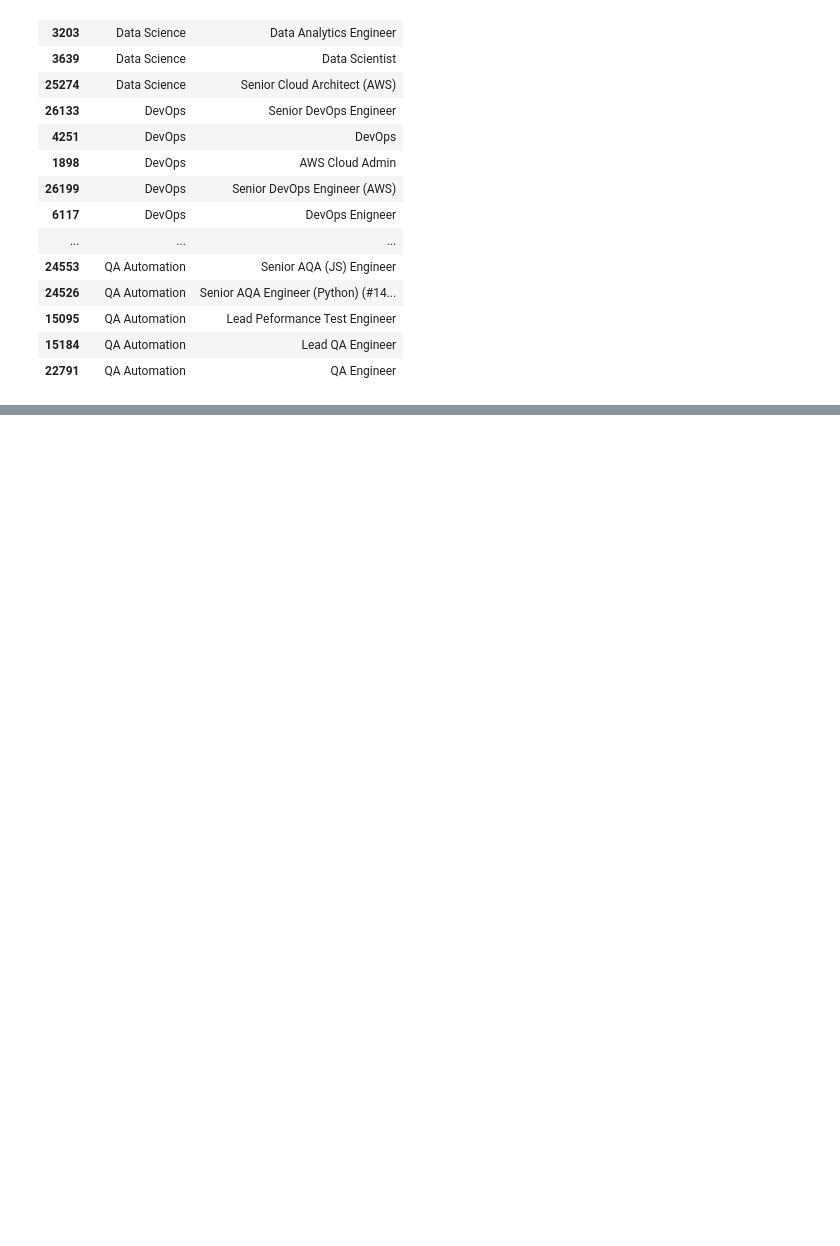
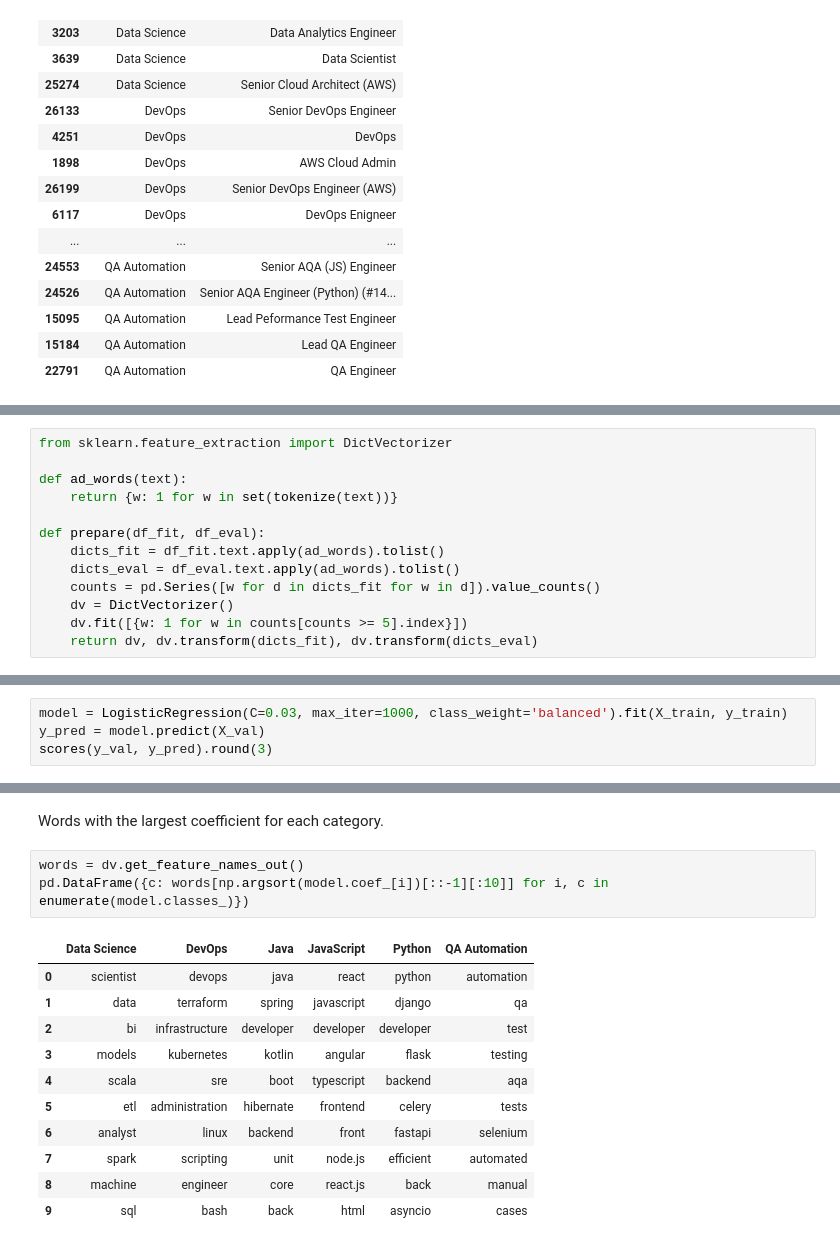
Before and after one commit to HubDev-AI/job-category-classifier, a Jupyter notebook: notebook.ipynb, the cells around one changed output, grey strips where cells are left out. Cells and saved outputs as stored; diff of their text form; blank space fills up the shorter version.

```diff
--- a/notebook.ipynb
+++ b/notebook.ipynb
@@ -468,0 +486,13 @@ df_train.groupby('primary_keyword').sample(5, random_state=1)[['primary_keyword'
+# %%
+from sklearn.feature_extraction import DictVectorizer
+
+def ad_words(text):
+    return {w: 1 for w in set(tokenize(text))}
+
+def prepare(df_fit, df_eval):
+    dicts_fit = df_fit.text.apply(ad_words).tolist()
+    dicts_eval = df_eval.text.apply(ad_words).tolist()
+    counts = pd.Series([w for d in dicts_fit for w in d]).value_counts()
+    dv = DictVectorizer()
+    dv.fit([{w: 1 for w in counts[counts >= 5].index}])
+    return dv, dv.transform(dicts_fit), dv.transform(dicts_eval)
@@ -468,0 +717,4 @@ df_train.groupby('primary_keyword').sample(5, random_state=1)[['primary_keyword'
+# %%
+model = LogisticRegression(C=0.03, max_iter=1000, class_weight='balanced').fit(X_train, y_train)
+y_pred = model.predict(X_val)
+scores(y_val, y_pred).round(3)
@@ -468,0 +756,17 @@ df_train.groupby('primary_keyword').sample(5, random_state=1)[['primary_keyword'
+# %% [markdown]
+Words with the largest coefficient for each category.
+# %%
+words = dv.get_feature_names_out()
+pd.DataFrame({c: words[np.argsort(model.coef_[i])[::-1][:10]] for i, c in enumerate(model.classes_)})
+# %% [output]
+|  | Data Science | DevOps | Java | JavaScript | Python | QA Automation |
+| 0 | scientist | devops | java | react | python | automation |
+| 1 | data | terraform | spring | javascript | django | qa |
+| 2 | bi | infrastructure | developer | developer | developer | test |
+| 3 | models | kubernetes | kotlin | angular | flask | testing |
+| 4 | scala | sre | boot | typescript | backend | aqa |
+| 5 | etl | administration | hibernate | frontend | celery | tests |
+| 6 | analyst | linux | backend | front | fastapi | selenium |
+| 7 | spark | scripting | unit | node.js | efficient | automated |
+| 8 | machine | engineer | core | react.js | back | manual |
+| 9 | sql | bash | back | html | asyncio | cases |
```
Also changed, not shown: parts of 34 cells of this notebook, 2 other files.
